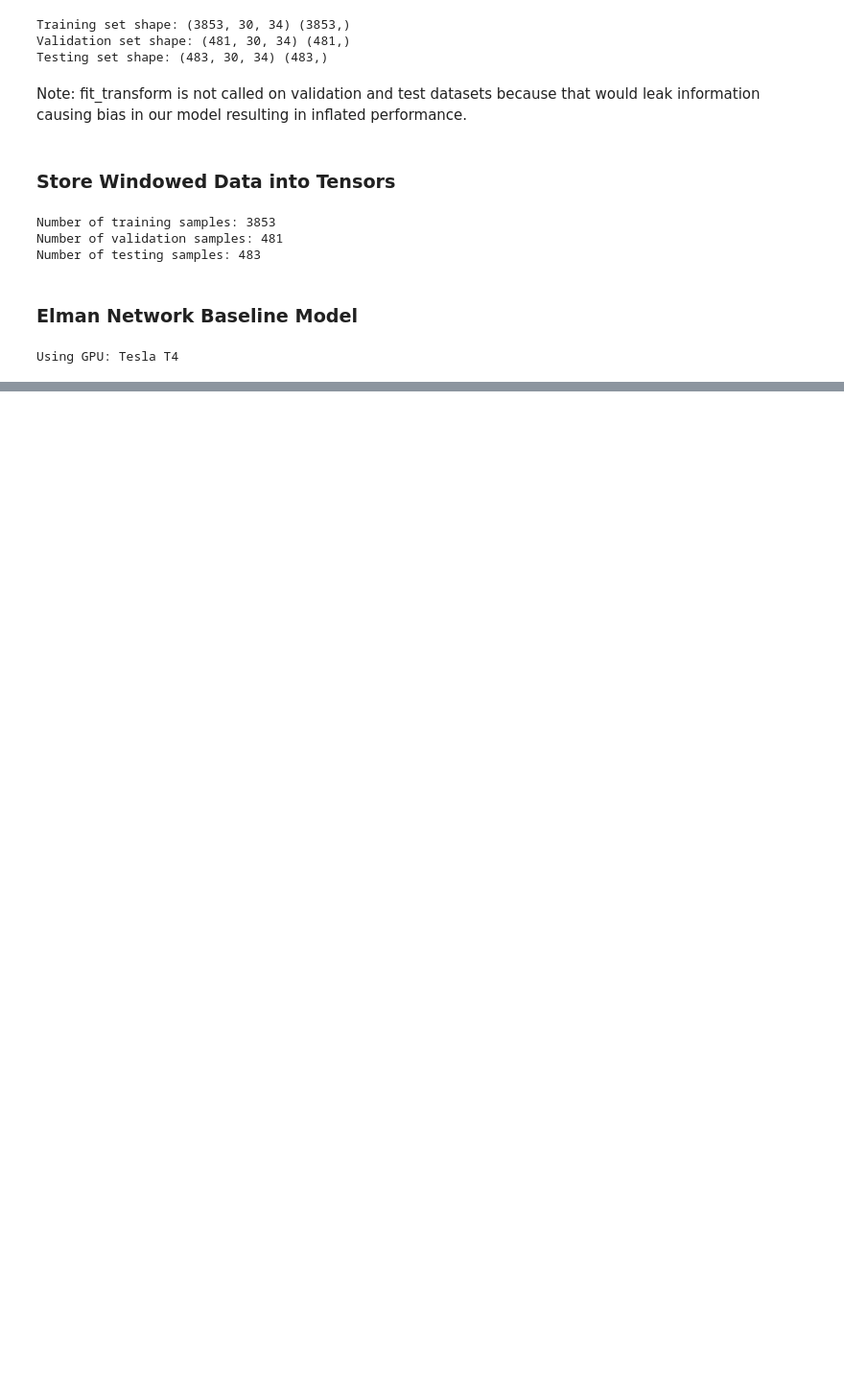
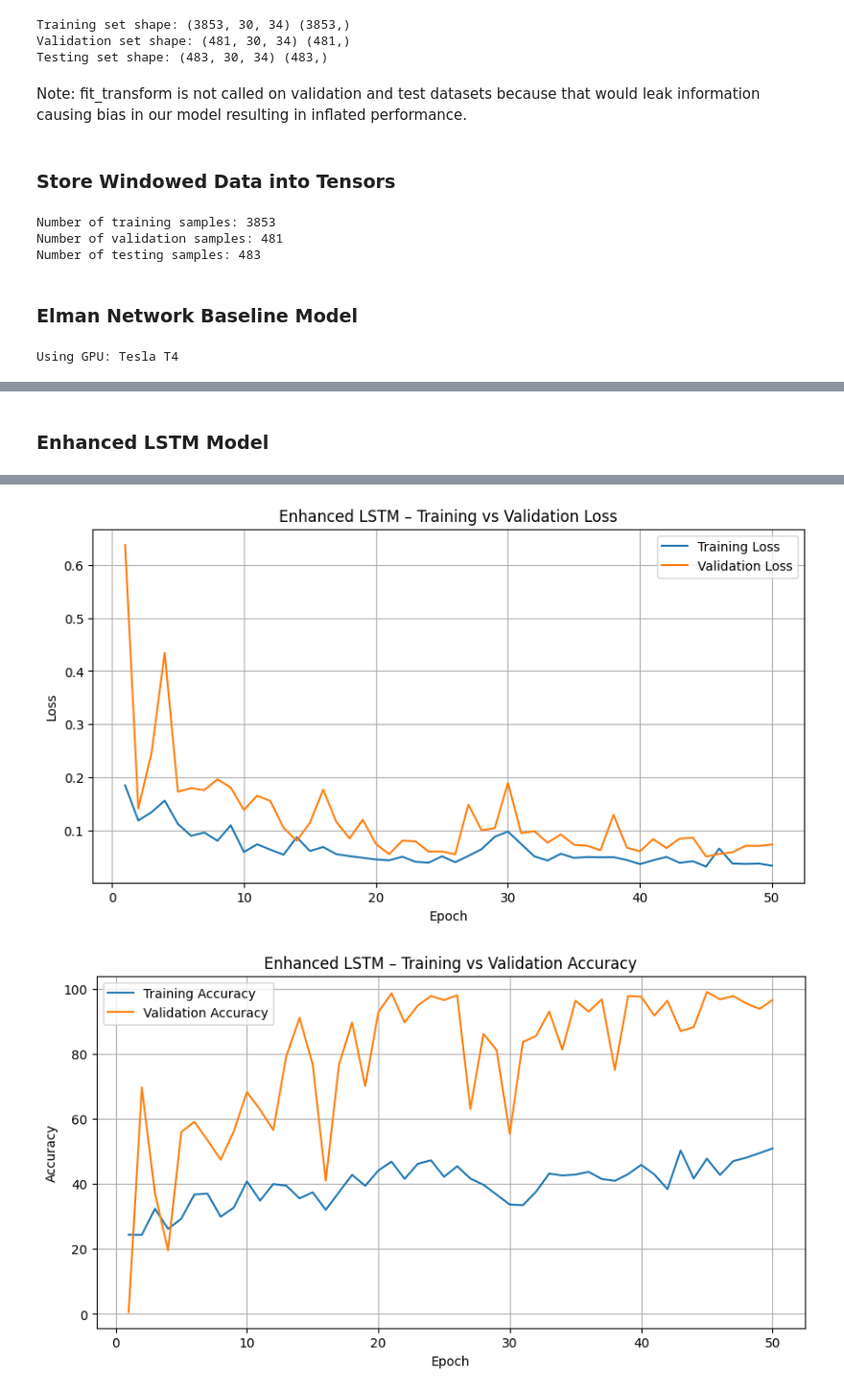
Before and after one commit to kris20012/crypto-price-prediction-rnn, a Jupyter notebook: ECE1508_Final_Project.ipynb, the cells around one changed output, grey strips where cells are left out. Shown at 96% size. Cells and saved outputs as stored; diff of their text form; code cells hidden in the pictures; blank space fills up the shorter version.

```diff
--- a/ECE1508_Final_Project.ipynb
+++ b/ECE1508_Final_Project.ipynb
@@ -752,0 +755,2 @@ Test Loss: 0.4151, Test Accuracy: 61.49%
+# %% [markdown]
+### Enhanced LSTM Model
@@ -752,0 +841,16 @@ Test Loss: 0.4151, Test Accuracy: 61.49%
+# %%
+enhanced_input_size = numFeatures
+enhanced_hidden_size = 64
+enhanced_output_size = 1
+enhanced_model = EnhancedLSTMModel(enhanced_input_size,
+                                   enhanced_hidden_size,
+                                   enhanced_output_size,
+                                   bidirectional=False,
+                                   dropout=0.0,
+                                   ).to(device)
+
+enhanced_optimizer = optim.Adam(enhanced_model.parameters(),
+                       lr=0.001, weight_decay=1e-4)
+
+train_model(enhanced_model, 50, enhanced_optimizer)
+# %% [output]
@@ -752,0 +874,2 @@ Test Loss: 0.4151, Test Accuracy: 61.49%
+[figure, added]
+[figure, added]
```
Also changed, not shown: parts of 7 cells of this notebook.
